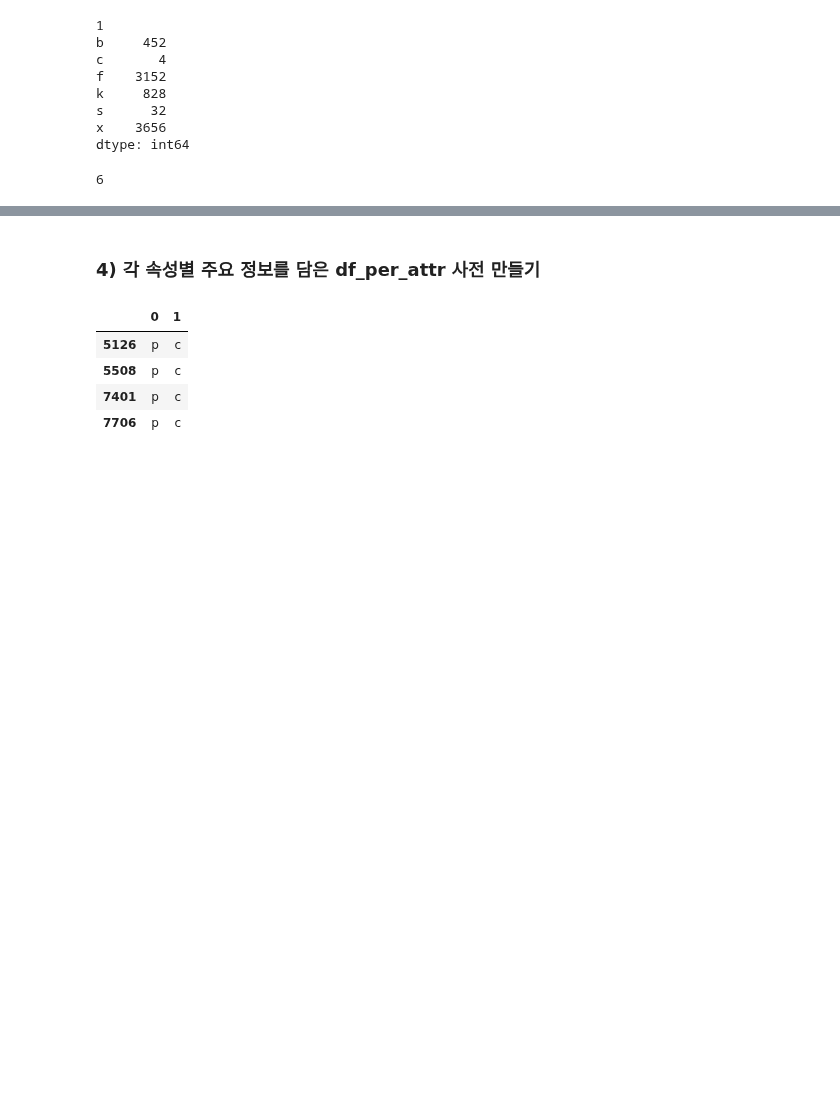
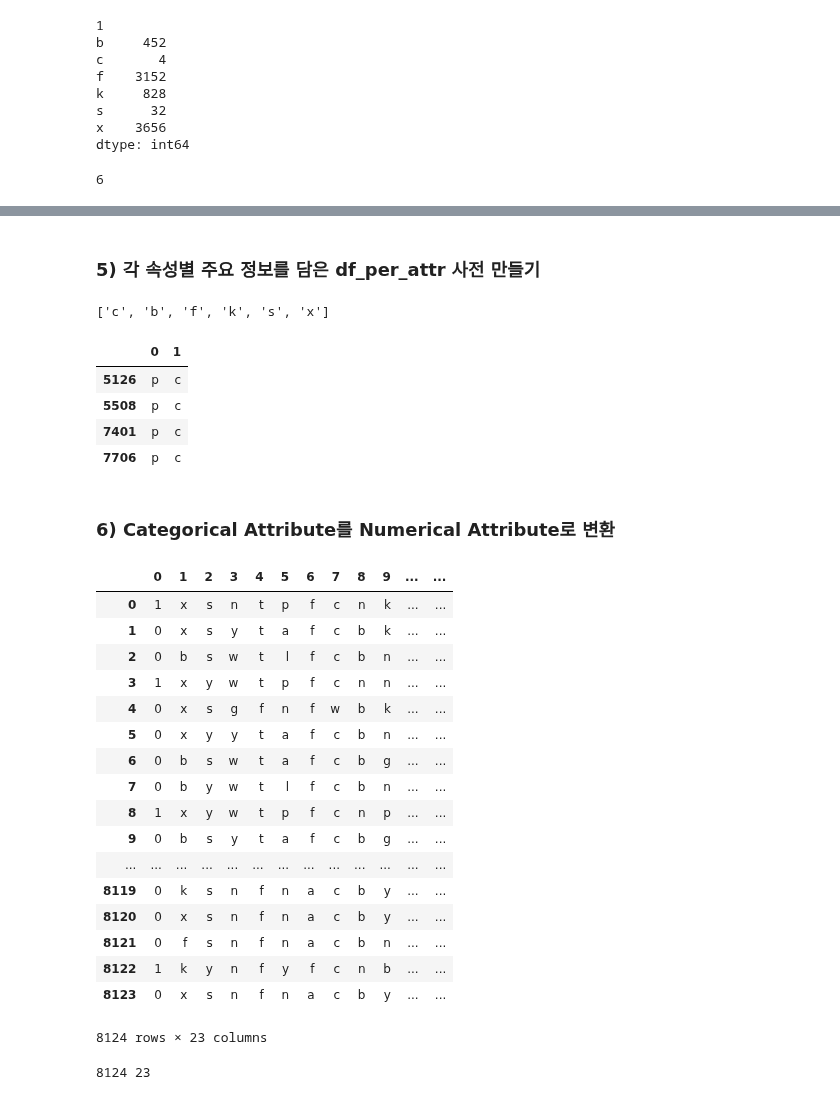
Before and after one commit to bluebibi/LINK_ML_BIG_DATA, a Jupyter notebook: Mushroom_Dataset.ipynb, the cells around one changed output, grey strips where cells are left out. Cells and saved outputs as stored; diff of their text form; code cells hidden in the pictures; blank space fills up the shorter version.

```diff
--- a/Mushroom_Dataset.ipynb
+++ b/Mushroom_Dataset.ipynb
@@ -146,5 +344,5 @@ a.describe()
 # %% [markdown]
-### 4) 각 속성별 주요 정보를 담은 df_per_attr 사전 만들기
+### 5) 각 속성별 주요 정보를 담은 df_per_attr 사전 만들기
 # %%
 df_per_attr = {}
 for i in range(1, 23):
@@ -155,6 +353,10 @@ for i in range(1, 23):
     df_per_attr[i]['subgroups'] = {}
     for j in range(groupby_df.ngroups):
         df_per_attr[i]['subgroups'][j] = groupby_df.get_group(df_per_attr[i]['group_keys'][j])
+# %%
+df_per_attr[1]['group_keys']
+# %% [output]
+['c', 'b', 'f', 'k', 's', 'x']
 # %%
 df_per_attr[1]['subgroups'][0]
 # %% [output]
@@ -163,3 +365,31 @@ df_per_attr[1]['subgroups'][0]
 | 5508 | p | c |
 | 7401 | p | c |
 | 7706 | p | c |
+# %% [markdown]
+### 6) Categorical Attribute를 Numerical Attribute로 변환
+# %%
+df[0] = df[0].map({'p': 1, 'e': 0})
+df
+# %% [output]
+|  | 0 | 1 | 2 | 3 | 4 | 5 | 6 | 7 | 8 | 9 | ... | ... |
+| 0 | 1 | x | s | n | t | p | f | c | n | k | ... | ... |
+| 1 | 0 | x | s | y | t | a | f | c | b | k | ... | ... |
+| 2 | 0 | b | s | w | t | l | f | c | b | n | ... | ... |
+| 3 | 1 | x | y | w | t | p | f | c | n | n | ... | ... |
+| 4 | 0 | x | s | g | f | n | f | w | b | k | ... | ... |
+| 5 | 0 | x | y | y | t | a | f | c | b | n | ... | ... |
+| 6 | 0 | b | s | w | t | a | f | c | b | g | ... | ... |
+| 7 | 0 | b | y | w | t | l | f | c | b | n | ... | ... |
+| 8 | 1 | x | y | w | t | p | f | c | n | p | ... | ... |
+| 9 | 0 | b | s | y | t | a | f | c | b | g | ... | ... |
+| ... | ... | ... | ... | ... | ... | ... | ... | ... | ... | ... | ... | ... |
+| 8119 | 0 | k | s | n | f | n | a | c | b | y | ... | ... |
+| 8120 | 0 | x | s | n | f | n | a | c | b | y | ... | ... |
+| 8121 | 0 | f | s | n | f | n | a | c | b | n | ... | ... |
+| 8122 | 1 | k | y | n | f | y | f | c | n | b | ... | ... |
+| 8123 | 0 | x | s | n | f | n | a | c | b | y | ... | ... |
+8124 rows × 23 columns
+# %%
+print df.shape[0], df.shape[1]
+# %% [output]
+8124 23
```
Also changed, not shown: parts of 63 cells of this notebook, 1 other file.
